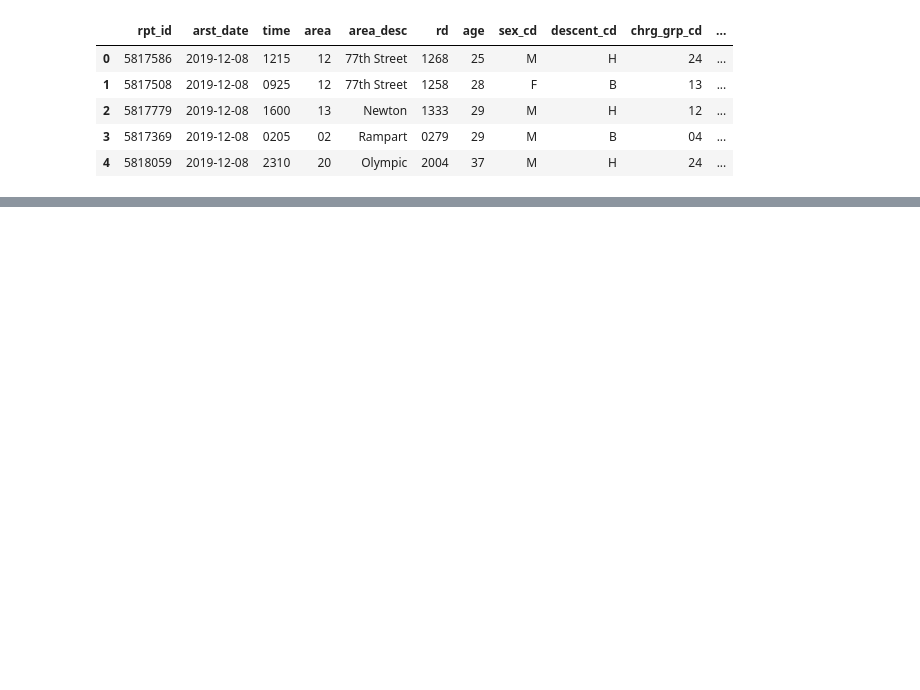
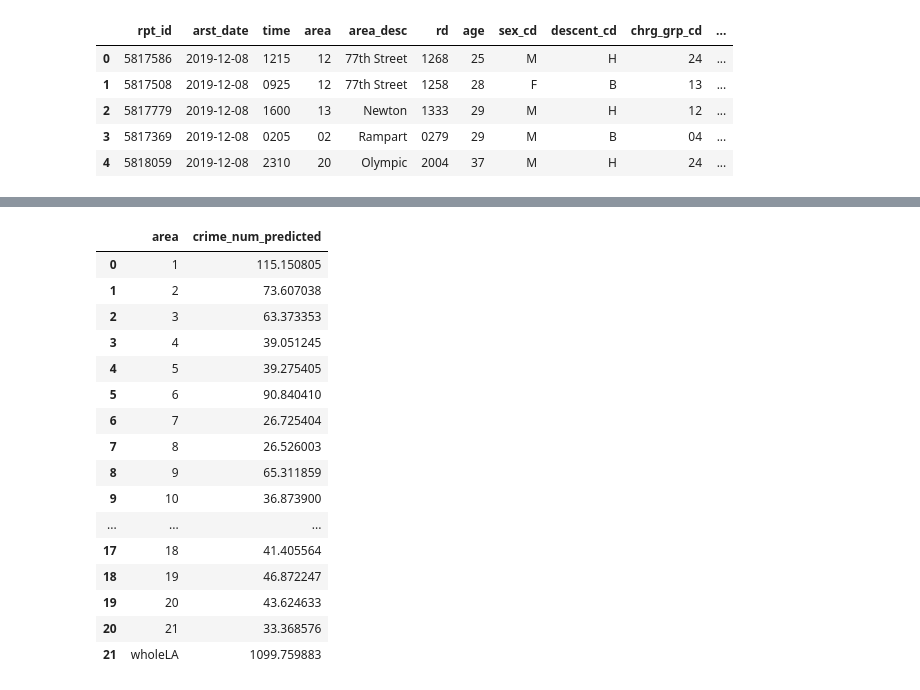
Before and after one commit to LACrimeMap/LACrimeMap, a Jupyter notebook: Enhancement.ipynb, the cells around one changed output, grey strips where cells are left out. Cells and saved outputs as stored; diff of their text form; code cells hidden in the pictures; blank space fills up the shorter version.

```diff
--- a/Enhancement.ipynb
+++ b/Enhancement.ipynb
@@ -169,21 +198,18 @@ array([388.99305747, 470.79105453, 521.47895542, 502.65620809,
 # %%
-# Baseline model is prediccting the simple average
+# Baseline model is predicting the simple average
 def baseline_model(area = None, wholeLA = False):
     if wholeLA:
         crime_dic = dict(sorted(Counter(df['arst_date']).items()))
-        df2 = pd.Series(crime_dic, name = 'crime_num').to_frame().reset_index()
-        result = np.mean(df2['crime_num'])
-
 
     if area:
         if area < 10:
             area = '0' + str(area)
         else:
             area = str(area)
+        df1 = df[df['area'] == area][['arst_date']]
+        crime_dic = dict(sorted(Counter(df1['arst_date']).items()))
 
-        df1 = df[df['area'] == area][['arst_date']]
-        crime_dic = dict(sorted(Counter(df['arst_date']).items()))
-        df2 = pd.Series(crime_dic, name = 'crime_num').to_frame().reset_index()
-        result = np.mean(df2['crime_num'])
+    df2 = pd.Series(crime_dic, name = 'crime_num').to_frame()
+    result = np.mean(df2['crime_num'][0:(len(df2['crime_num'])-30)])
 
     return result
@@ -212,0 +216,26 @@ def time_series_model(area = None, wholeLA = False):
+# %%
+## Results of using Baseline model to predict the number of crimes by area, and wholeLA
+crimes_by_area = []
+for i in range(1,22):
+    crimes_by_area.append([i, baseline_model(i)])
+crimes_by_area.append(['wholeLA', baseline_model(wholeLA = True)])
+crimes_by_area = pd.DataFrame(crimes_by_area, columns = ['area', 'crime_num_predicted'])
+crimes_by_area
+# %% [output]
+|  | area | crime_num_predicted |
+| 0 | 1 | 115.150805 |
+| 1 | 2 | 73.607038 |
+| 2 | 3 | 63.373353 |
+| 3 | 4 | 39.051245 |
+| 4 | 5 | 39.275405 |
+| 5 | 6 | 90.840410 |
+| 6 | 7 | 26.725404 |
+| 7 | 8 | 26.526003 |
+| 8 | 9 | 65.311859 |
+| 9 | 10 | 36.873900 |
+| ... | ... | ... |
+| 17 | 18 | 41.405564 |
+| 18 | 19 | 46.872247 |
+| 19 | 20 | 43.624633 |
+| 20 | 21 | 33.368576 |
+| 21 | wholeLA | 1099.759883 |
```
Also changed, not shown: parts of 22 cells of this notebook, 2 other files.
